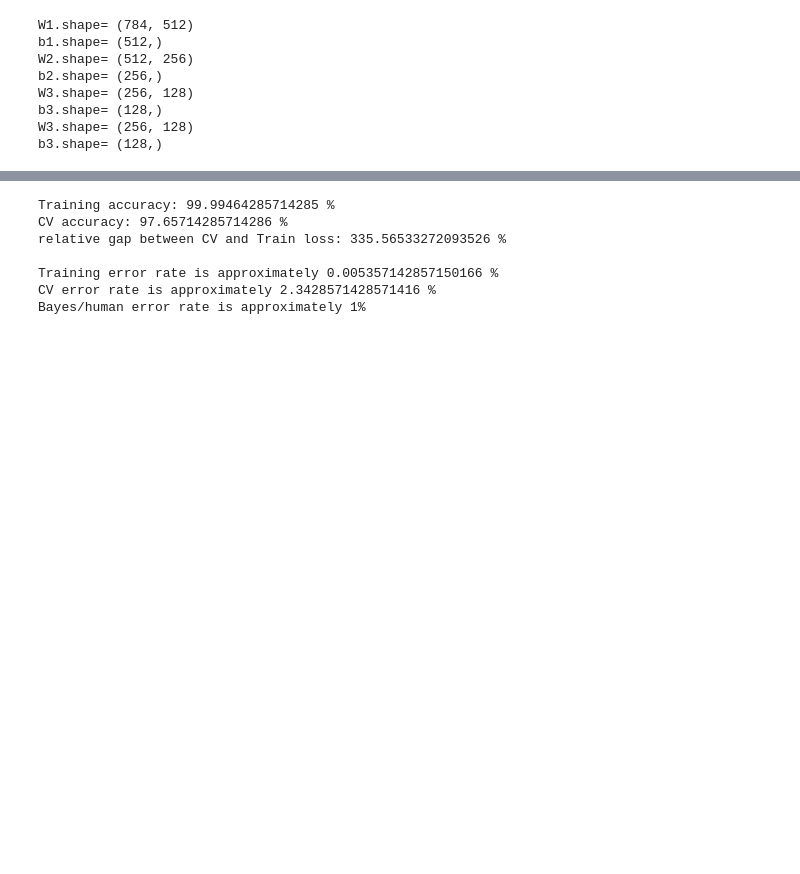
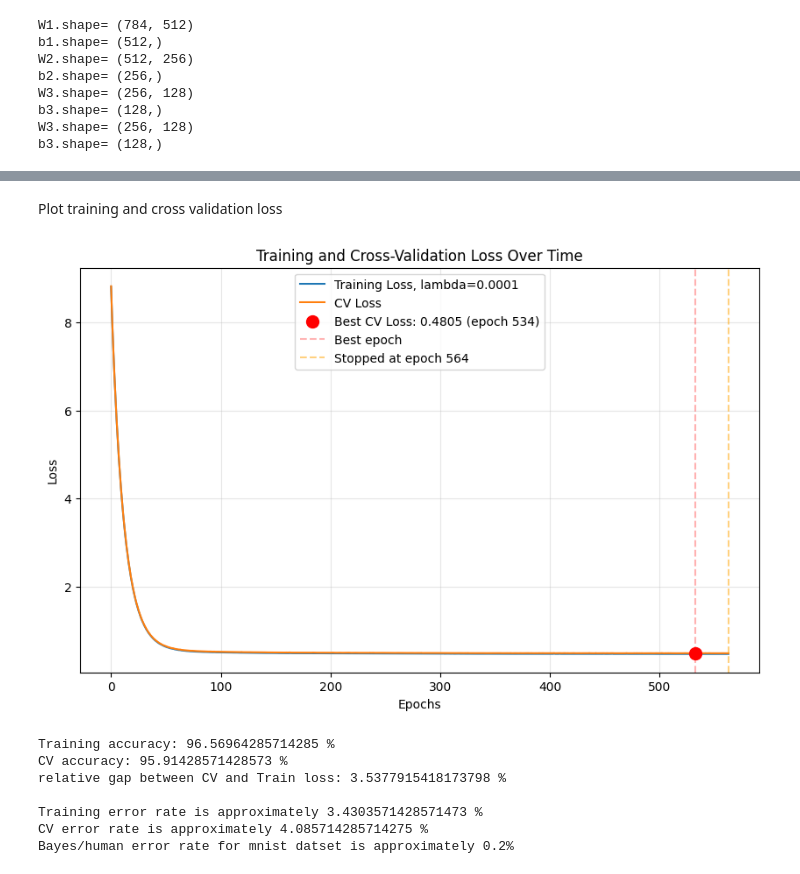
Before and after one commit to ntwenny/mnist-from-scratch, a Jupyter notebook: notebook/mnist_from_scratch.ipynb, the cells around one changed output, grey strips where cells are left out. Cells and saved outputs as stored; diff of their text form; code cells hidden in the pictures; blank space fills up the shorter version.

Commit message:
updated the model with L2 regularization and tested the model on different lambda values and added the experiment results to a new folder

```diff
--- a/notebook/mnist_from_scratch.ipynb
+++ b/notebook/mnist_from_scratch.ipynb
@@ -264,7 +264,7 @@ def forwardPass(*, X_train=X_train, y_train=y_train, weights=weights, lmbda=0):
     p = np.clip(p, 1e-12, 1.0)
     loss = (
         -np.mean(np.log(p[np.arange(y_train.shape[0]), y_train]))
-            + (lmbda/(2 * X_train.shape[0])) * ((W1**2).sum() + (W2**2).sum() + (W3**2).sum() + (W4**2).sum())
+            + (lmbda/(2)) * ((W1**2).sum() + (W2**2).sum() + (W3**2).sum() + (W4**2).sum())
         )
     return loss, {
         "a_1": a_1,
@@ -405,7 +405,7 @@ n_out = 10
 
 # early stop logic
 best_cv_loss = float("inf")
-patience = 100
+patience = 30
 counter = 0
 tol = 1e-6 # accounts for floating point noise
 
@@ -420,12 +420,14 @@ while i < 2000: # epochs
         batch_indices = randomized_indices[start_of_batch : start_of_batch + batch_size]
         X_batch = X_train[batch_indices]
         y_batch = y_train[batch_indices]
-        loss, cache = forwardPass(X_train=X_batch, y_train=y_batch, weights=weights, lmbda=0)
-        grads = backpropagation(cache=cache, X_train=X_batch, y_train=y_batch, weights=weights, lmbda=0)
-        weights = update(alpha=0.001, cache = cache, weights=weights, grads=grads)
-    cv_loss, cache = forwardPass(X_train=X_cv, y_train=y_cv, weights=weights)
+        loss, cache = forwardPass(X_train=X_batch, y_train=y_batch, weights=weights, lmbda=0.01)
+        grads = backpropagation(cache=cache, X_train=X_batch, y_train=y_batch, weights=weights, lmbda=0.01)
+        weights = update(alpha=0.005, cache = cache, weights=weights, grads=grads)
+
+
+    cv_loss, cache = forwardPass(X_train=X_cv, y_train=y_cv, weights=weights, lmbda=0.01)
     print("CV loss=", cv_loss, "(Epoch= ", i + 1, ")", sep="")
-    train_loss, cache = forwardPass(X_train=X_train, y_train=y_train, weights=weights)
+    train_loss, cache = forwardPass(X_train=X_train, y_train=y_train, weights=weights, lmbda=0.01)
     print("train loss=", train_loss, "(Epoch= ", i + 1, ")", sep="")
     training_loss_history.append(train_loss)
     cv_loss_history.append(cv_loss)
@@ -442,12 +444,4 @@ while i < 2000: # epochs
         weights = best_weights
         break
     i += 1
-
-plt.figure(figsize=(10, 6))
-plt.plot(training_loss_history, label="Training Loss")
-plt.plot(cv_loss_history, label="CV Loss")
-plt.xlabel("Epochs")
-plt.ylabel("Loss")
-plt.legend()
-plt.show()
 # %% [output]
@@ -471,5 +465,37 @@ train loss=0.010087255723104616(Epoch= 420)
+# %% [markdown]
+Plot training and cross validation loss
+# %%
+plt.figure(figsize=(10, 6))
+plt.plot(training_loss_history, label="Training Loss, lambda=0.0001")
+plt.plot(cv_loss_history, label="CV Loss")
+
+# Mark the best CV loss point
+best_epoch = cv_loss_history.index(min(cv_loss_history))
+plt.scatter(best_epoch, best_cv_loss, color='red', s=100, zorder=5, label=f'Best CV Loss: {best_cv_loss:.4f} (epoch {best_epoch + 1})')
+plt.axvline(x=best_epoch, color='red', linestyle='--', alpha=0.3, label='Best epoch')
+
+# Mark where training actually stopped
+plt.axvline(x=len(cv_loss_history) - 1, color='orange', linestyle='--', alpha=0.5, label=f'Stopped at epoch {len(cv_loss_history)}')
+
+plt.xlabel("Epochs")
+plt.ylabel("Loss")
+plt.title("Training and Cross-Validation Loss Over Time")
+plt.legend()
+plt.grid(True, alpha=0.3)
+plt.show()
+# %% [output]
+[figure, added]
 # %%
-def inference(X):
+def inference(X, *, weights=weights):
+
+    W1 = weights['W1']
+    b1 = weights['b1']
+    W2 = weights['W2']
+    b2 = weights['b2']
+    W3 = weights['W3']
+    b3 = weights['b3']
+    W4 = weights['W4']
+    b4 = weights['b4']
 
     # First Hidden Layer
     z_1 = X @ W1 + b1
@@ -493,10 +519,10 @@ def inference(X):
 
     return np.argmax(p, axis=1)
 
-train_accuracy = np.mean(inference(X_train) == y_train)
+train_accuracy = np.mean(inference(X_train, weights=weights) == y_train)
 print("Training accuracy:", train_accuracy*100, "%")
 
-cv_accuracy = np.mean(inference(X_cv) == y_cv)
+cv_accuracy = np.mean(inference(X_cv, weights=weights) == y_cv)
 print("CV accuracy:", cv_accuracy*100, "%")
 
 gap = cv_loss - train_loss
@@ -506,12 +532,12 @@ print()
 
 print("Training error rate is approximately", 100 - train_accuracy*100, "%")
 print("CV error rate is approximately", 100 - cv_accuracy*100, "%")
-print("Bayes/human error rate for mnist datset is approximately 1%")
+print("Bayes/human error rate for mnist datset is approximately 0.2%")
 # %% [output]
-Training accuracy: 99.99464285714285 %
-CV accuracy: 97.65714285714286 %
-relative gap between CV and Train loss: 335.56533272093526 %
+Training accuracy: 96.56964285714285 %
+CV accuracy: 95.91428571428573 %
+relative gap between CV and Train loss: 3.5377915418173798 %
 
-Training error rate is approximately 0.005357142857150166 %
-CV error rate is approximately 2.3428571428571416 %
-Bayes/human error rate is approximately 1%
+Training error rate is approximately 3.4303571428571473 %
+CV error rate is approximately 4.085714285714275 %
+Bayes/human error rate for mnist datset is approximately 0.2%
```
Also changed, not shown: parts of 7 cells of this notebook, 10 other files.
